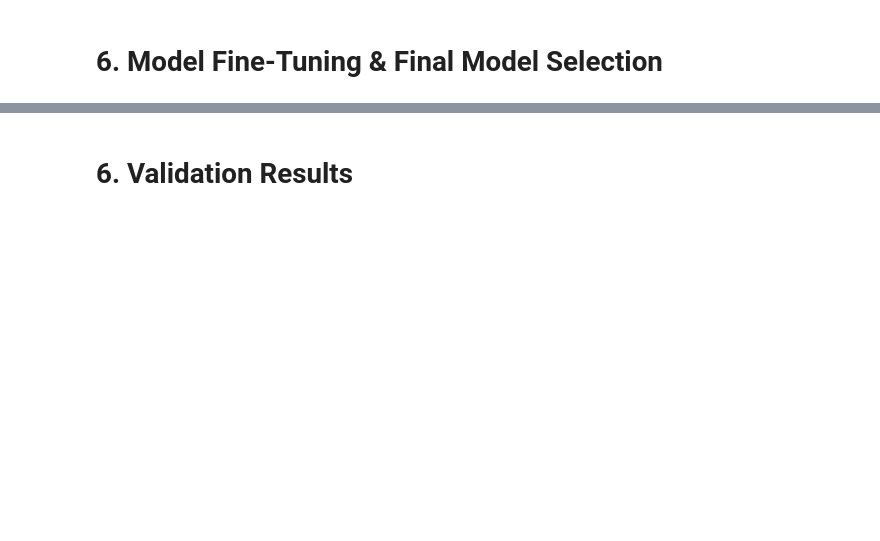
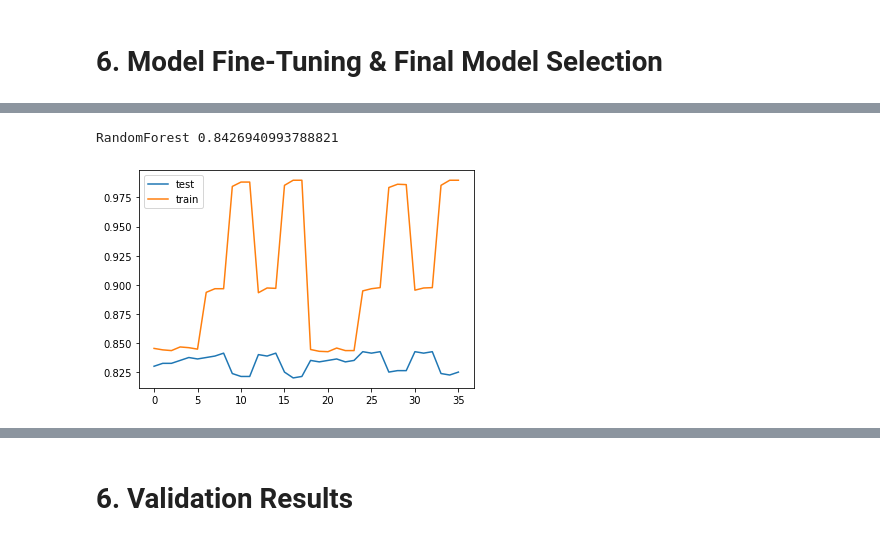
Before and after one commit to PashaIanko/Kaggle.Titanic, a Jupyter notebook: Main.ipynb, the cells around one changed output, grey strips where cells are left out. Cells and saved outputs as stored; diff of their text form; code cells hidden in the pictures; blank space fills up the shorter version.

Commit message:
Checked balance of classes & learning curve

```diff
--- a/Main.ipynb
+++ b/Main.ipynb
@@ -246,12 +268,11 @@ A value is trying to be set on a copy of a slice from a DataFrame
 See the caveats in the documentation: https://pandas.pydata.org/pandas-docs/stable/user_guide/indexing.html#returning-a-view-versus-a-copy
   errors=errors,
 # %%
-
 X = df_train.drop('Survived', axis=1)
 Y = df_train['Survived']
 
 seed = 42
-X_train, X_val, Y_train, Y_val = train_test_split(X, Y, test_size=0.2,
+X_train, X_val, Y_train, Y_val = train_test_split(X, Y, test_size=0.1,
                                                     random_state=seed,
                                                     stratify=Y,
                                                     shuffle=True)
@@ -372,3 +373,19 @@ Model: SVC, bestscore: 0.8230769230769232
+# %%
+for key, item in sorted(fine_tuning_res.items(), key=lambda item: item[1].best_score_):
+  print(key, item.best_score_)
+# %% [output]
+RandomForest 0.8426940993788821
+# %%
+# Learning Curve results
+test_scores = fine_tuning_res['RandomForest'].cv_results_['mean_test_score']
+train_scores = fine_tuning_res['RandomForest'].cv_results_['mean_train_score']
+
+plt.plot(test_scores, label='test')
+plt.plot(train_scores, label='train')
+plt.legend(loc='best')
+plt.show()
+# %% [output]
+[figure, added]
 # %%
 final_model = fine_tuning_res['RandomForest'].best_estimator_
 final_model.fit(X_train, Y_train)
```
Also changed, not shown: parts of 14 cells of this notebook.
